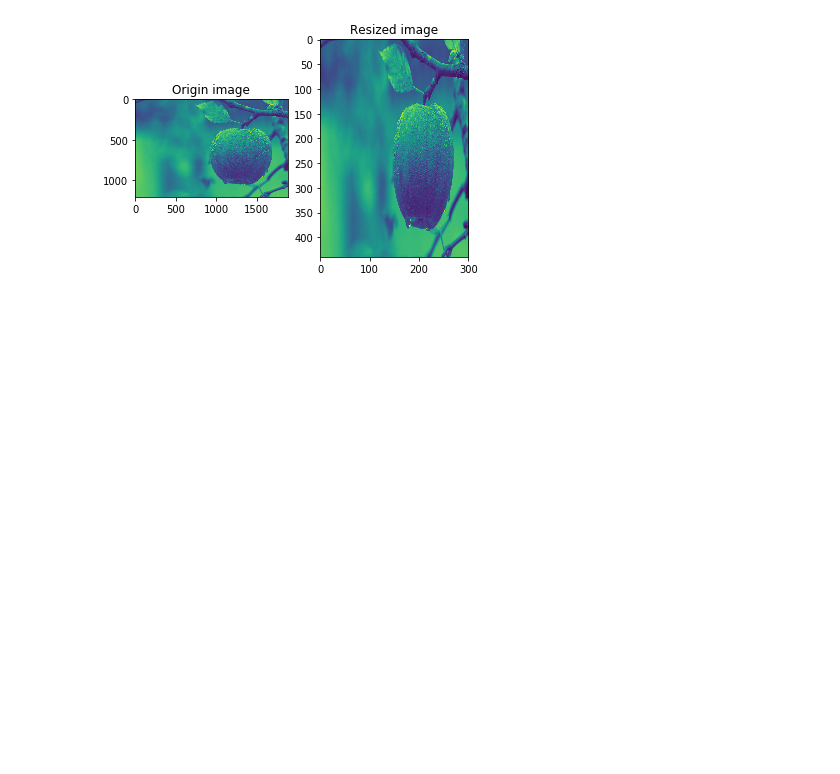
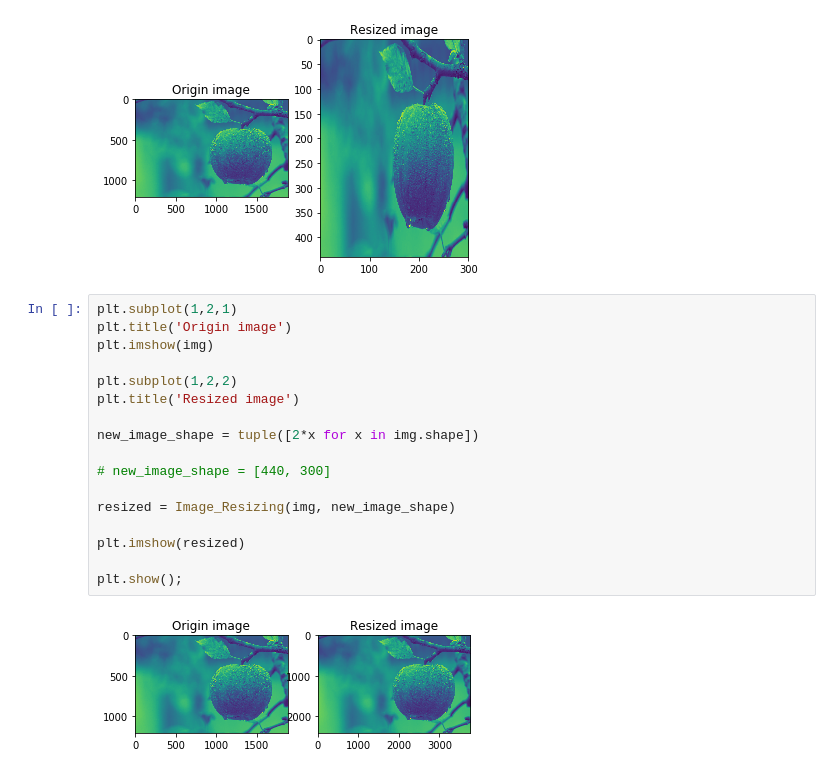
Before and after one commit to lev1khachatryan/ASDS_CV, a Jupyter notebook: Homeworks/2019.09.26. Bilinear Interpolation Algorithm for Image Resizing.ipynb, the cells around one changed output. Saved outputs shown, nothing was run; the diff lists cells and outputs as text; blank space fills up the shorter version.

Commit message:
Bilinear Interpolation Algorithm for Image Resizing

```diff
--- a/Homeworks/2019.09.26. Bilinear Interpolation Algorithm for Image Resizing.ipynb
+++ b/Homeworks/2019.09.26. Bilinear Interpolation Algorithm for Image Resizing.ipynb
@@ -106,3 +145,22 @@ plt.imshow(resized)
 plt.show();
 # %% [output]
 [figure]
+# %%
+plt.subplot(1,2,1)
+plt.title('Origin image')
+plt.imshow(img)
+
+plt.subplot(1,2,2)
+plt.title('Resized image')
+
+new_image_shape = tuple([2*x for x in img.shape])
+
+# new_image_shape = [440, 300]
+
+resized = Image_Resizing(img, new_image_shape)
+
+plt.imshow(resized)
+
+plt.show();
+# %% [output]
+[figure, added]
```
Also changed, not shown: parts of 3 cells of this notebook.
